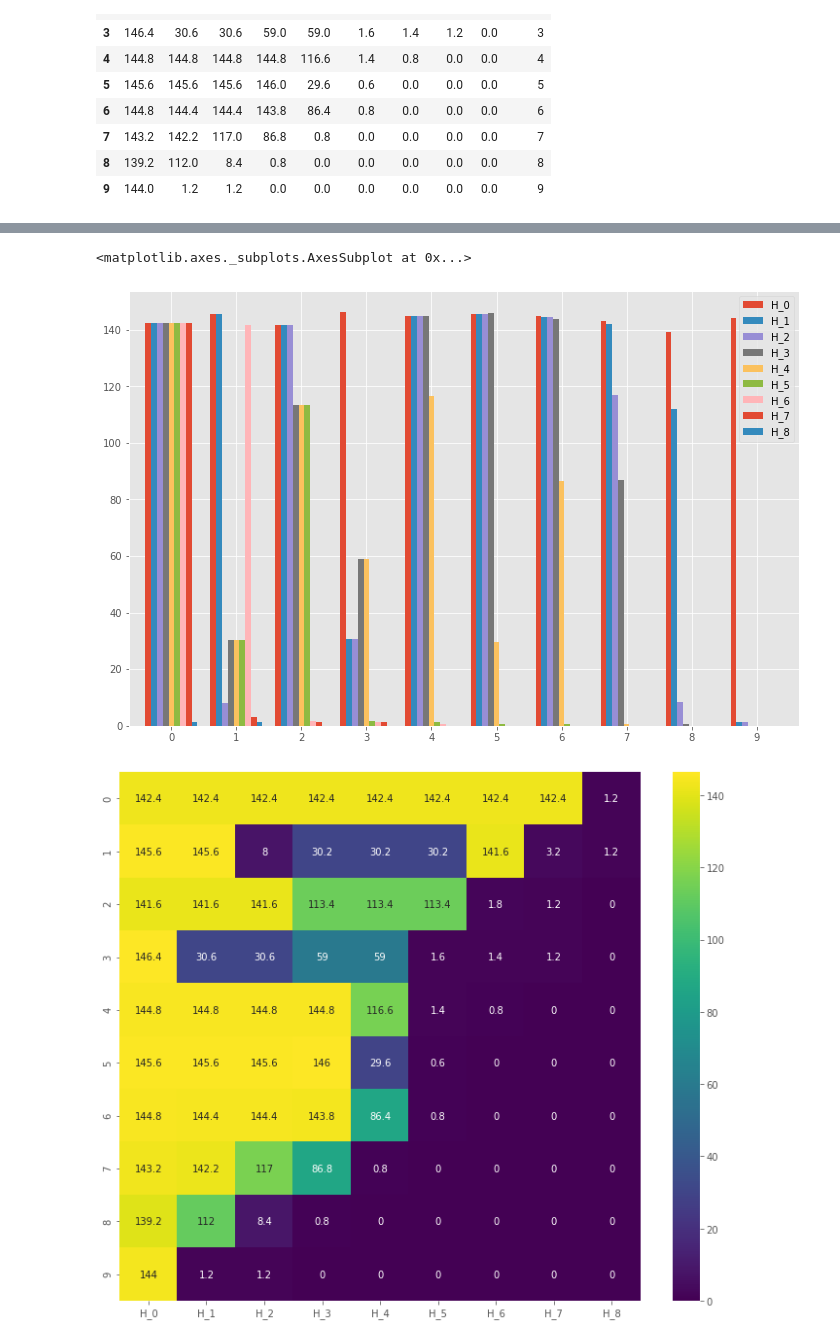
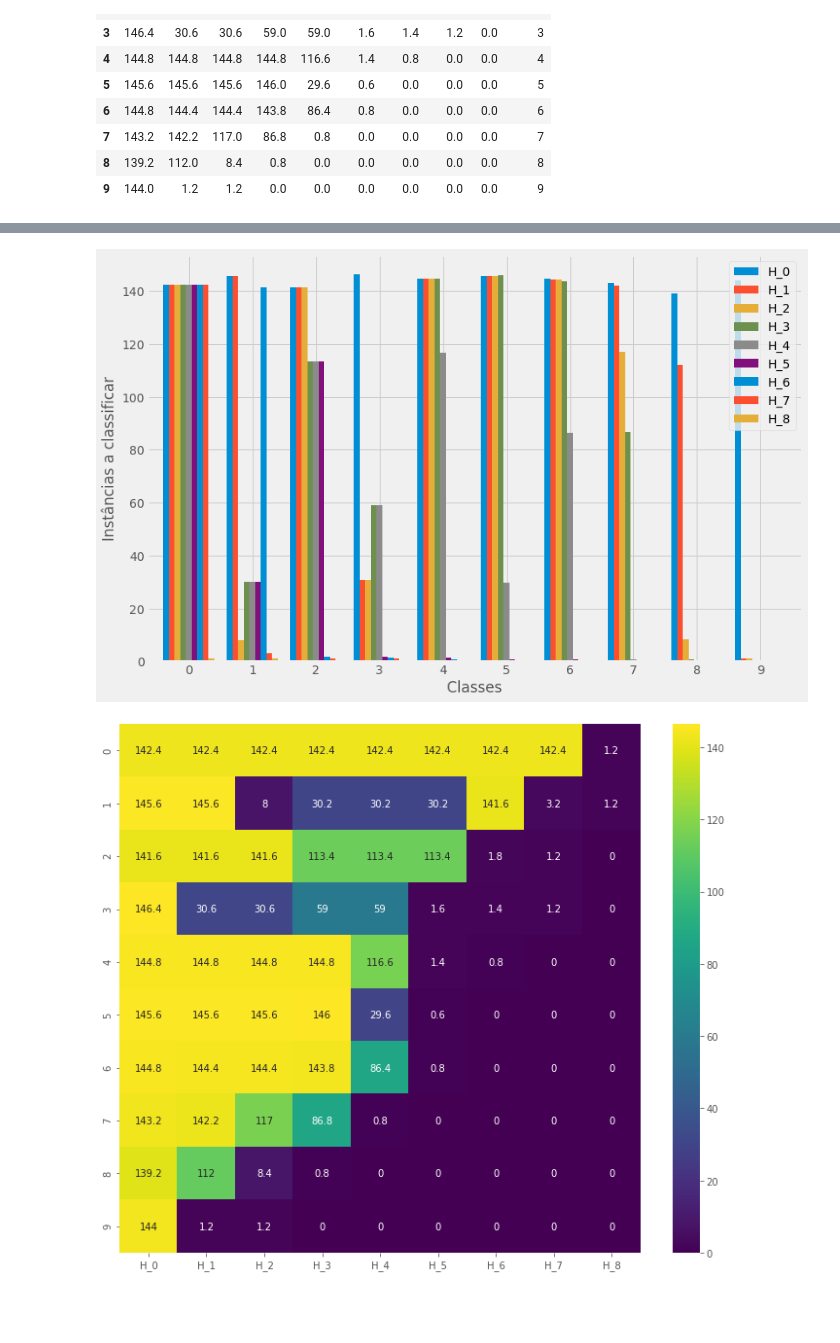
Before and after one commit to luisfredgs/IN1165-mcs-list-01, a Jupyter notebook: Train_SGH.ipynb, the cells around one changed output, grey strips where cells are left out. Cells and saved outputs as stored; diff of their text form; code cells hidden in the pictures; blank space fills up the shorter version.

```diff
--- a/Train_SGH.ipynb
+++ b/Train_SGH.ipynb
@@ -73,6 +77,10 @@ misclassified.iloc[:, :-1].boxplot(figsize=(20,10), grid=True, fontsize=15)
 # %%
-misclassified.iloc[:, :-1].plot(kind='bar', width=.80, figsize=(12,8), rot=0)
+with plt.style.context('fivethirtyeight'):
+    misclassified.iloc[:, :-1].plot(kind='bar', width=.80, figsize=(12,8), rot=0)
+    plt.xlabel('Classes')
+    plt.ylabel('Instâncias a classificar')
+    plt.savefig("results/sgh/bar_%s.pdf" % ds_name)
+    plt.show();
 # %% [output]
-<matplotlib.axes._subplots.AxesSubplot at 0x...>
-[figure, old version]
+[figure, new version]
 # %%
```
Also changed, not shown: parts of 3 cells of this notebook, 6 other files.
